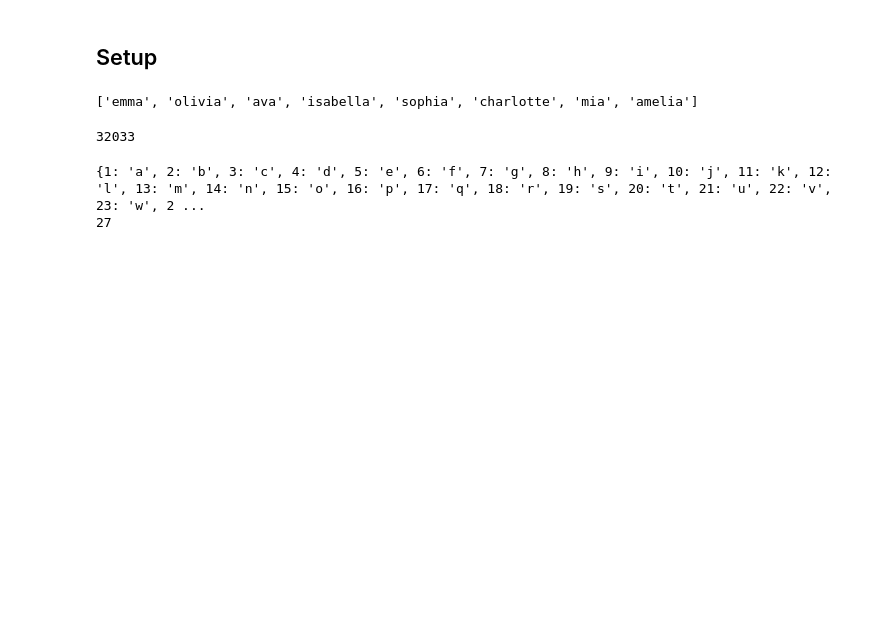
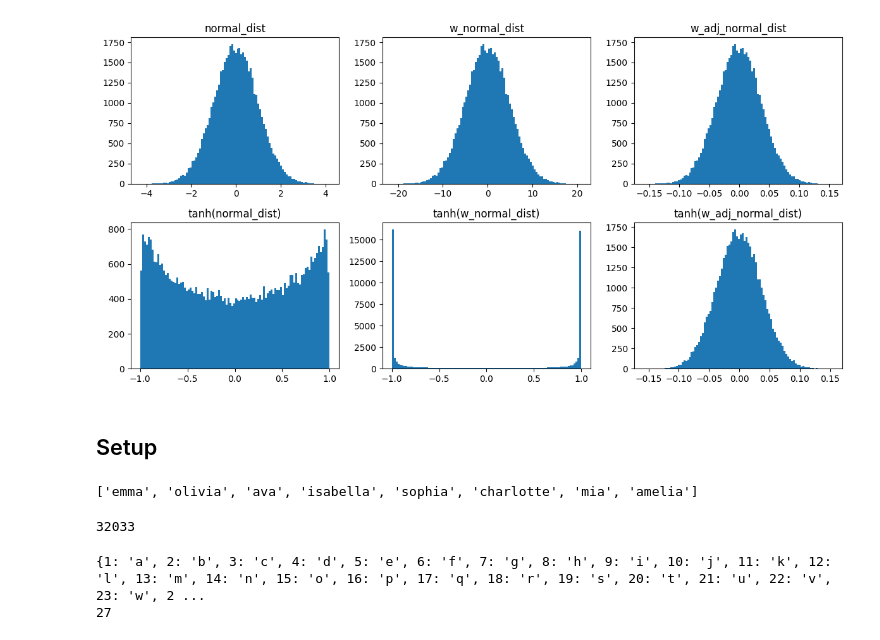
Before and after one commit to burakemretetik/makemore, a Jupyter notebook: makemore_mlp2.ipynb, the cells around one changed output. Saved outputs shown, nothing was run; the diff lists cells and outputs as text; code cells hidden in the pictures; blank space fills up the shorter version.

Commit message:
Explain why we need batch normalization

```diff
--- a/makemore_mlp2.ipynb
+++ b/makemore_mlp2.ipynb
@@ -5,2 +16,45 @@
+# %%
+normal_dist = torch.randn(50000)
+n = len(normal_dist)
+
+w = 5
+w_normal_dist = normal_dist * w
+
+w_adj = w * ((5/3)/((n)**0.5))
+w_adj_normal_dist = normal_dist * w_adj
+
+h = torch.tanh(normal_dist)
+h_w = torch.tanh(w_normal_dist)
+h_adj = torch.tanh(w_adj_normal_dist)
+# %%
+import matplotlib.pyplot as plt
+import torch
+
+# Assuming normal_dist, w_normal_dist, and w_adj_normal_dist are defined
+
+# Create a figure and axes for the plots
+fig, axs = plt.subplots(2, 3, figsize=(12, 6))  # 2 rows, 3 columns
+
+# Plot the distributions in the first row
+axs[0, 0].hist(normal_dist, bins=100)
+axs[0, 0].set_title('normal_dist')
+axs[0, 1].hist(w_normal_dist, bins=100)
+axs[0, 1].set_title('w_normal_dist')
+axs[0, 2].hist(w_adj_normal_dist, bins=100)
+axs[0, 2].set_title('w_adj_normal_dist')
+
+# Plot the tanh distributions in the second row
+axs[1, 0].hist(h, bins=100)
+axs[1, 0].set_title('tanh(normal_dist)')
+axs[1, 1].hist(h_w, bins=100)
+axs[1, 1].set_title('tanh(w_normal_dist)')
+axs[1, 2].hist(h_adj, bins=100)
+axs[1, 2].set_title('tanh(w_adj_normal_dist)')
+
+# Adjust layout and display the plot
+plt.tight_layout()
+plt.show()
+# %% [output]
+[figure, added]
 # %% [markdown]
 ## Setup
```
Also changed, not shown: parts of 4 cells of this notebook.
